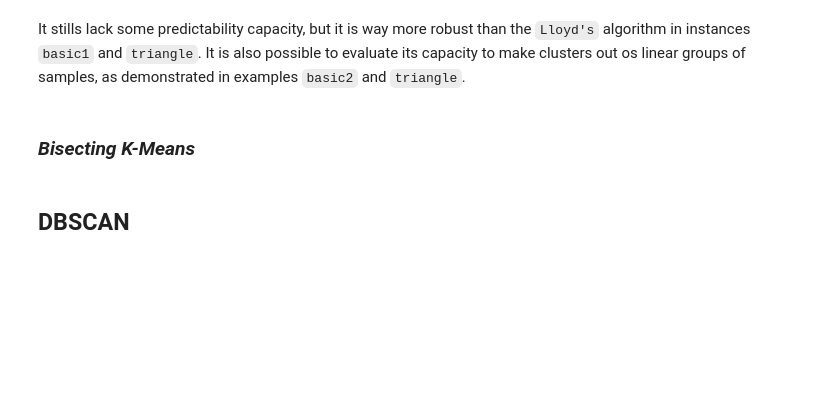
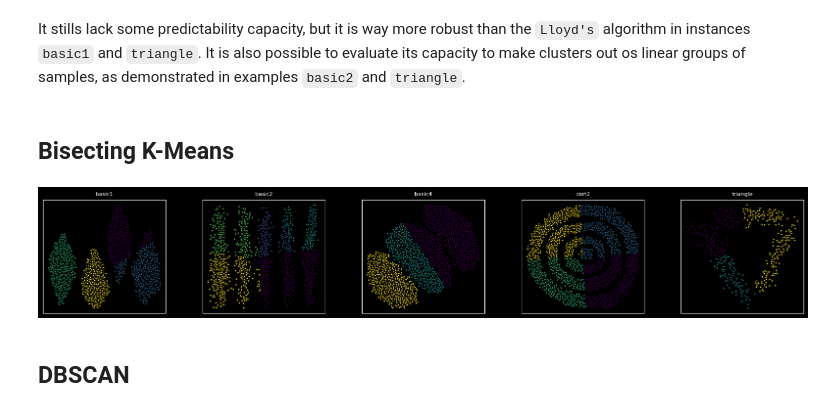
Before and after one commit to GabrielBifano/ScikitDemo, a Jupyter notebook: notebooks/Clustering Demo.ipynb, the cells around one changed output. Cells and saved outputs as stored; diff of their text form; code cells hidden in the pictures; blank space fills up the shorter version.

Commit message:
dbscan and bisecting kmeans

```diff
--- a/notebooks/Clustering Demo.ipynb
+++ b/notebooks/Clustering Demo.ipynb
@@ -119,6 +119,15 @@ g.sample_many(buffer, nrows=1, ncols=5, figsize=(20, 3))
 # %% [markdown]
 It stills lack some predictability capacity, but it is way more robust than the `Lloyd's` algorithm in instances `basic1` and `triangle`. It is also possible to evaluate its capacity to make clusters out os linear groups of samples, as demonstrated in examples `basic2` and `triangle`.
 # %% [markdown]
-### _Bisecting K-Means_
+## Bisecting K-Means
+# %%
+buffer = {}
+labels = {}
+for sample, k in samples_to_use:
+    buffer[sample], labels[sample], _ = model.bskmeans(dataframes[sample], k, sample)
+
+g.sample_many(buffer, nrows=1, ncols=5, figsize=(20, 3))
+# %% [output]
+[figure, added]
 # %% [markdown]
 ## DBSCAN
```
Also changed, not shown: parts of 2 cells of this notebook.
